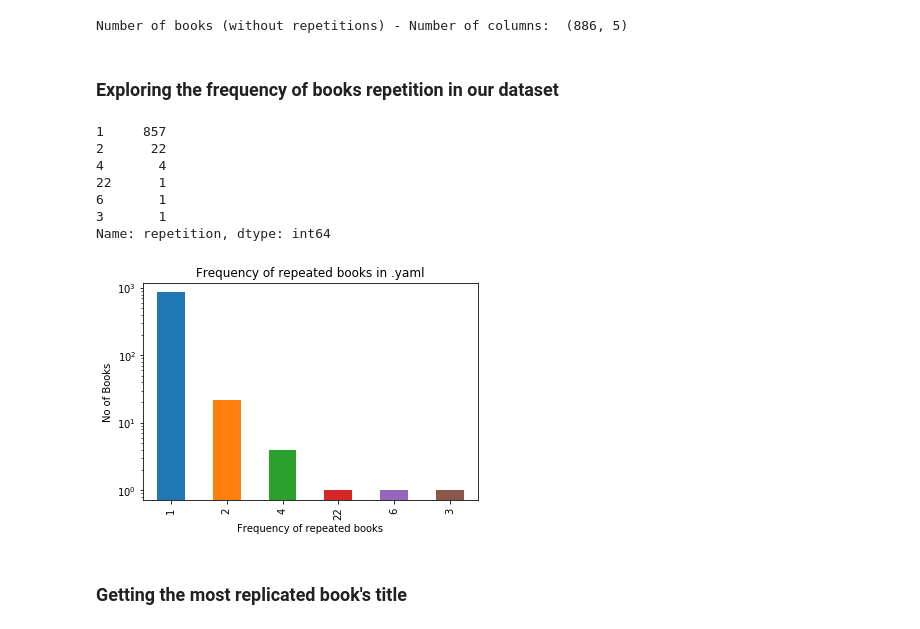
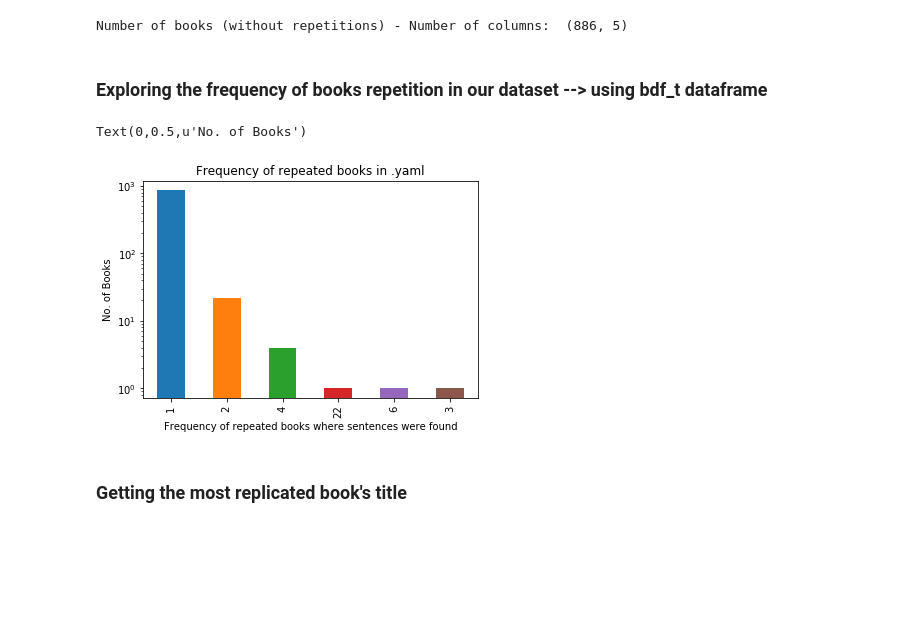
Before and after one commit to rosafilgueira/visualisations, a Jupyter notebook: stranger_danger/Visualizing_Stranger_Danger-grouped.ipynb, the cells around one changed output. Drawn from its saved outputs; the diff is of its cells as text; code cells hidden in the pictures; blank space fills up the shorter version.

```diff
--- a/stranger_danger/Visualizing_Stranger_Danger-grouped.ipynb
+++ b/stranger_danger/Visualizing_Stranger_Danger-grouped.ipynb
@@ -76,5 +76,6 @@ We have merged in bdf_t all the rows of the same books into one, by aggregating
 # %%
 bdf_t = pd.DataFrame()
+list_codes=bdf['code'].unique()
 for c in list_codes:
     df = bdf[bdf['code'] == c]
     repetition=len(df)
@@ -100,22 +93,15 @@ print "Number of books (without repetitions) - Number of columns: ", bdf_t.shape
 # %% [output]
 Number of books (without repetitions) - Number of columns:  (886, 5)
 # %% [markdown]
-### Exploring the frequency of  books repetition in our dataset
+### Exploring the frequency of  books repetition in our dataset --> using bdf_t dataframe
 # %%
 bdf_t['repetition'].value_counts().plot(kind='bar', title='Frequency of repeated books in .yaml')
 plt.yscale('log', nonposy='clip')
-plt.xlabel('Frequency of repeated books', fontsize=10)
-plt.ylabel('No of Books', fontsize=10)
-print bdf_t['repetition'].value_counts()
+plt.xlabel('Frequency of repeated books where sentences were found', fontsize=10)
+plt.ylabel('No. of Books', fontsize=10)
 # %% [output]
-1     857
-2      22
-4       4
-22      1
-6       1
-3       1
-Name: repetition, dtype: int64
+Text(0,0.5,u'No. of Books')
-[figure, old version]
+[figure, new version]
 # %% [markdown]
 ### Getting the most replicated book's title
 # %%
```
Also changed, not shown: parts of 10 cells of this notebook.
